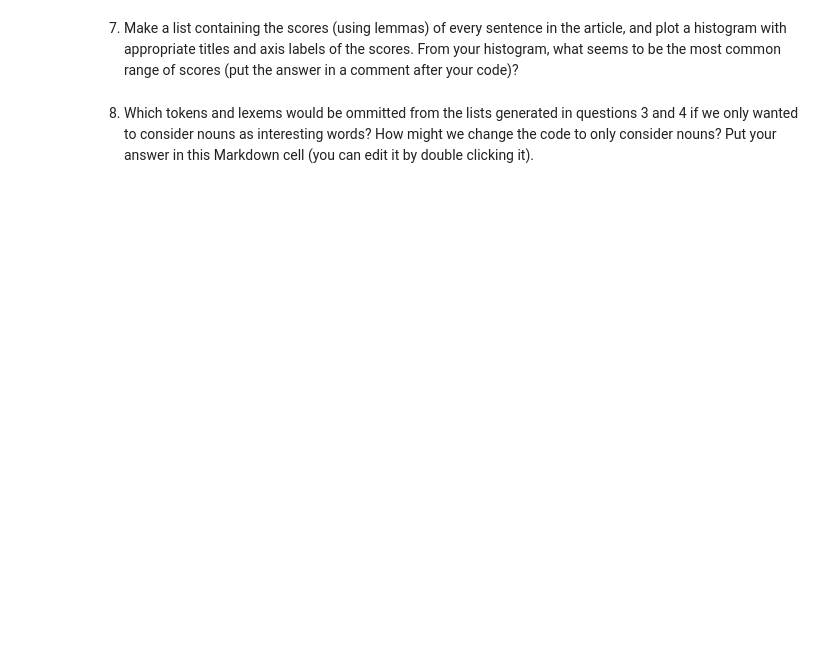
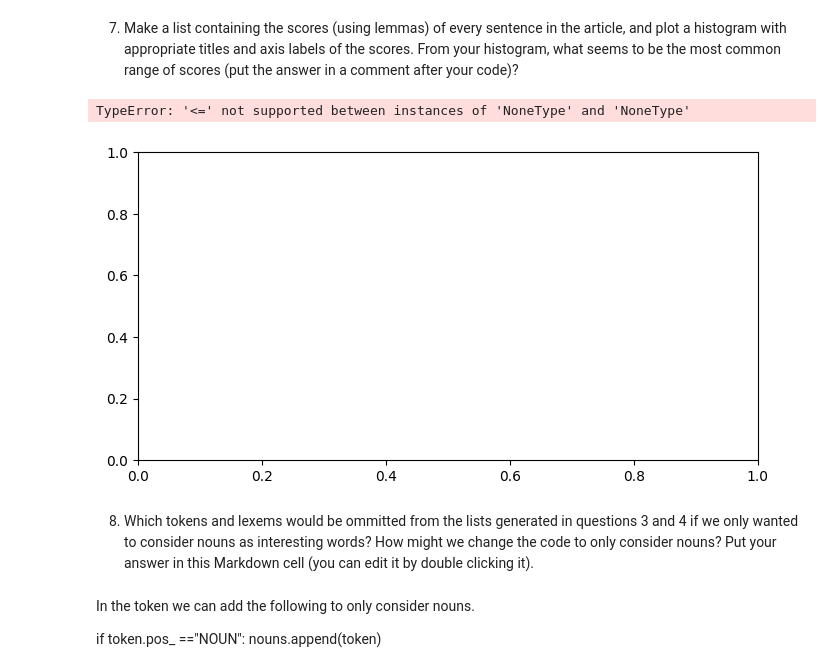
Before and after one commit to meevang/web-scraping, a Jupyter notebook: web-scraping.ipynb, the cells around one changed output. Saved outputs shown, nothing was run; the diff lists cells and outputs as text; code cells hidden in the pictures; blank space fills up the shorter version.

```diff
--- a/web-scraping.ipynb
+++ b/web-scraping.ipynb
@@ -178,2 +178,22 @@ import pickle
+# %%
+import matplotlib.pyplot as plt
+
+sentences = article_html.split('.')
+lemmas_scores = [score_sentence_by_lemma(sentence, interesting_lemmas) for sentence in sentences if sentence.strip()]
+
+plt.figure(figsize=(8, 4))
+plt.hist(lemmas_scores, bins=30, color='red', edgecolor='black')
+plt.title('Lemma Scores')
+plt.xlabel('Score')
+plt.ylabel('Frequency')
+plt.show()
+# %% [output]
+TypeError: '<=' not supported between instances of 'NoneType' and 'NoneType'
+[figure, added]
 # %% [markdown]
 8. Which tokens and lexems would be ommitted from the lists generated in questions 3 and 4 if we only wanted to consider nouns as interesting words?  How might we change the code to only consider nouns? Put your answer in this Markdown cell (you can edit it by double clicking it).
+# %% [markdown]
+In the token we can add the following to only consider nouns.
+
+if token.pos_ =="NOUN":
+    nouns.append(token)
```
Also changed, not shown: parts of 4 cells of this notebook.
